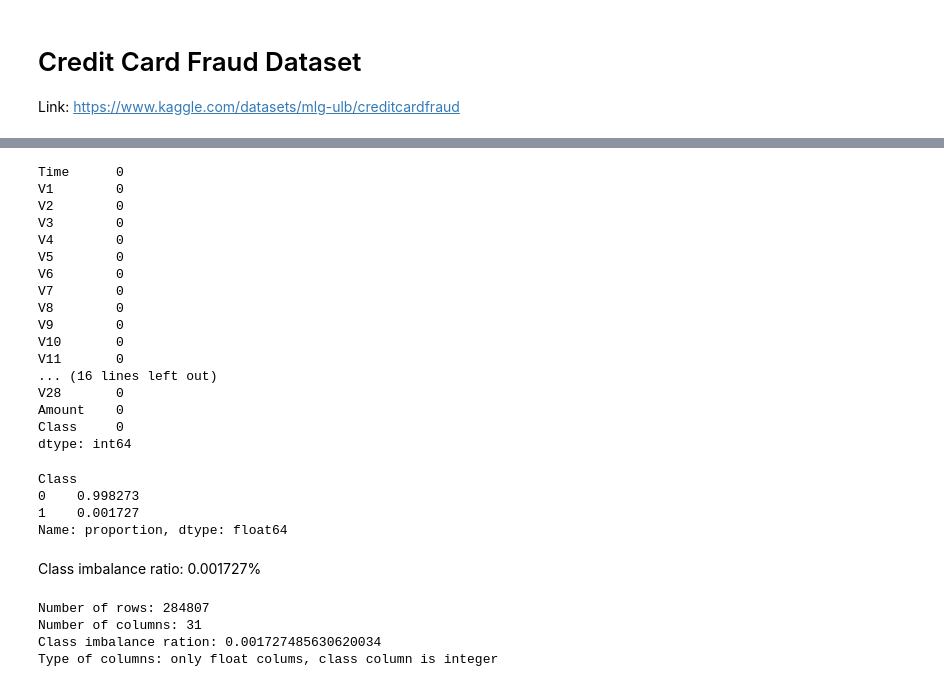
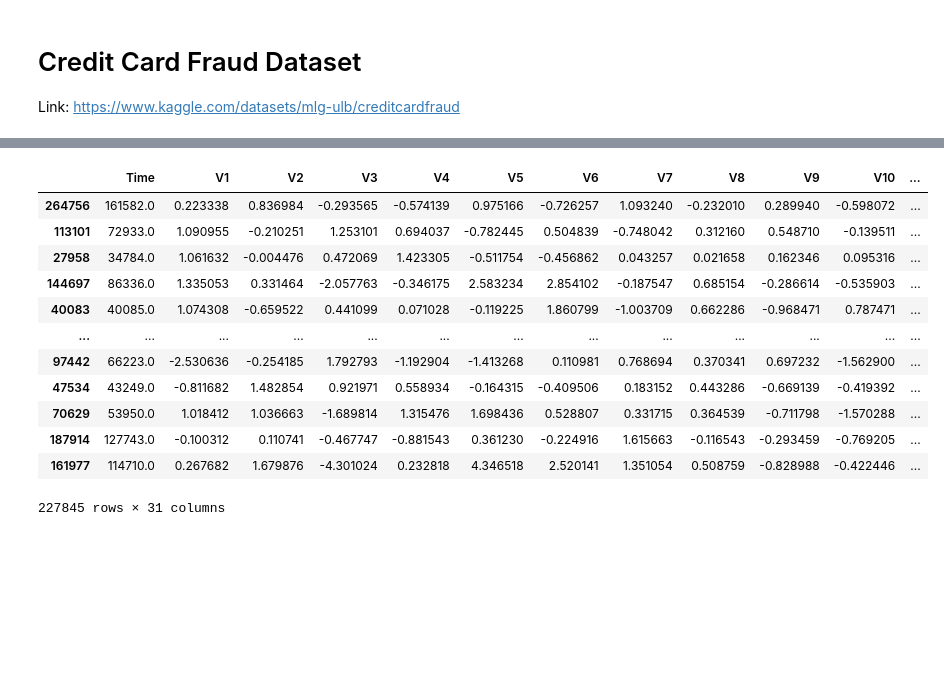
Before and after one commit to MarkusMueller-DS/Synthetic-Data-Generation, a Jupyter notebook: notebooks/1_EDA_credit_card_fraud.ipynb, the cells around one changed output, grey strips where cells are left out. Drawn from its saved outputs; the diff is of its cells as text; code cells hidden in the pictures; blank space fills up the shorter version.

```diff
--- a/notebooks/1_EDA_credit_card_fraud.ipynb
+++ b/notebooks/1_EDA_credit_card_fraud.ipynb
@@ -52,39 +10,33 @@ df
-# %%
-print(df.isnull().sum())
-# %% [output]
-Time      0
-V1        0
-V2        0
-V3        0
-V4        0
-V5        0
-V6        0
-V7        0
-V8        0
-V9        0
-V10       0
-V11       0
-... (16 lines left out)
-V28       0
-Amount    0
-Class     0
-dtype: int64
-# %%
-df[class_col].value_counts(normalize=True)
-# %% [output]
-Class
-0    0.998273
-1    0.001727
-Name: proportion, dtype: float64
-# %% [markdown]
-Class imbalance ratio: 0.001727%
-# %%
-print("Number of rows:", df.shape[0])
-print("Number of columns:", df.shape[1])
-print("Class imbalance ration:", df[class_col].value_counts(normalize=True)[1])
-print("Type of columns: only float colums, class column is integer")
-# %% [output]
-Number of rows: 284807
-Number of columns: 31
-Class imbalance ration: 0.001727485630620034
-Type of columns: only float colums, class column is integer
+# %%
+data_path = "../data/raw/cc_fraud/creditcard.csv"
+
+data_df = pd.read_csv(data_path)
+
+# split data
+X = data_df.iloc[:, :-1]
+y = data_df["Class"]
+
+X_train, X_test, y_train, y_test = train_test_split(X, y, test_size=0.2, stratify=y)
+
+# combine X and y again
+X_train["Class"] = y_train
+X_test["Class"] = y_test
+
+train_df = X_train
+test_df = X_test
+# %%
+train_df
+# %% [output]
+|  | Time | V1 | V2 | V3 | V4 | V5 | V6 | V7 | V8 | V9 | V10 | ... |
+| 264756 | 161582.0 | 0.223338 | 0.836984 | -0.293565 | -0.574139 | 0.975166 | -0.726257 | 1.093240 | -0.232010 | 0.289940 | -0.598072 | ... |
+| 113101 | 72933.0 | 1.090955 | -0.210251 | 1.253101 | 0.694037 | -0.782445 | 0.504839 | -0.748042 | 0.312160 | 0.548710 | -0.139511 | ... |
+| 27958 | 34784.0 | 1.061632 | -0.004476 | 0.472069 | 1.423305 | -0.511754 | -0.456862 | 0.043257 | 0.021658 | 0.162346 | 0.095316 | ... |
+| 144697 | 86336.0 | 1.335053 | 0.331464 | -2.057763 | -0.346175 | 2.583234 | 2.854102 | -0.187547 | 0.685154 | -0.286614 | -0.535903 | ... |
+| 40083 | 40085.0 | 1.074308 | -0.659522 | 0.441099 | 0.071028 | -0.119225 | 1.860799 | -1.003709 | 0.662286 | -0.968471 | 0.787471 | ... |
+| ... | ... | ... | ... | ... | ... | ... | ... | ... | ... | ... | ... | ... |
+| 97442 | 66223.0 | -2.530636 | -0.254185 | 1.792793 | -1.192904 | -1.413268 | 0.110981 | 0.768694 | 0.370341 | 0.697232 | -1.562900 | ... |
+| 47534 | 43249.0 | -0.811682 | 1.482854 | 0.921971 | 0.558934 | -0.164315 | -0.409506 | 0.183152 | 0.443286 | -0.669139 | -0.419392 | ... |
+| 70629 | 53950.0 | 1.018412 | 1.036663 | -1.689814 | 1.315476 | 1.698436 | 0.528807 | 0.331715 | 0.364539 | -0.711798 | -1.570288 | ... |
+| 187914 | 127743.0 | -0.100312 | 0.110741 | -0.467747 | -0.881543 | 0.361230 | -0.224916 | 1.615663 | -0.116543 | -0.293459 | -0.769205 | ... |
+| 161977 | 114710.0 | 0.267682 | 1.679876 | -4.301024 | 0.232818 | 4.346518 | 2.520141 | 1.351054 | 0.508759 | -0.828988 | -0.422446 | ... |
+227845 rows × 31 columns
```
Also changed, not shown: parts of 12 cells of this notebook, 5 other files.
